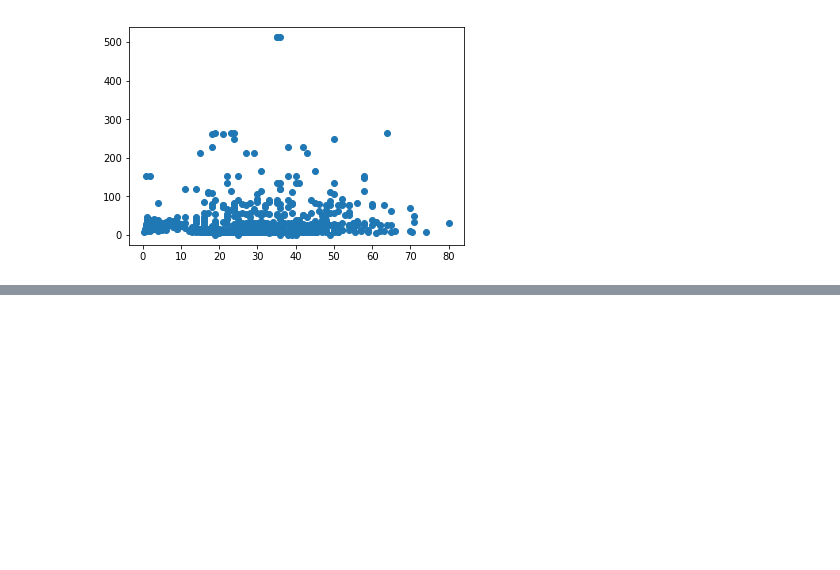
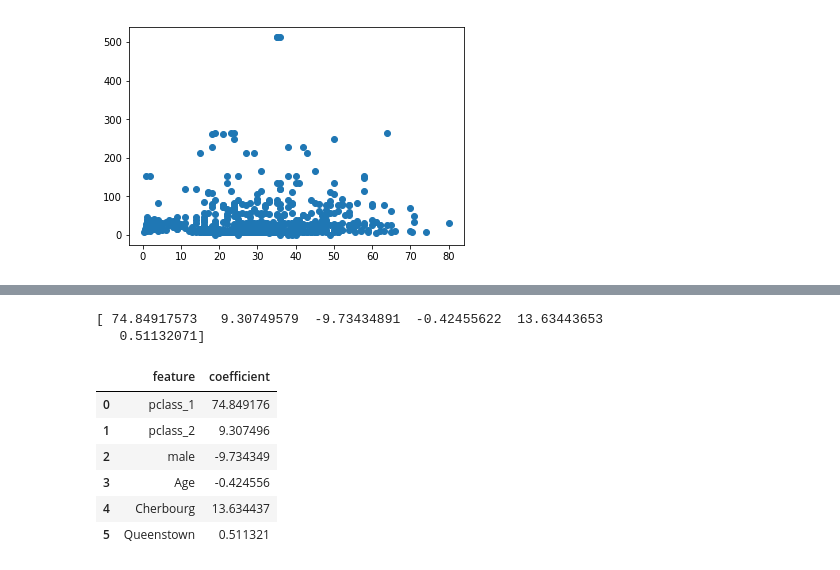
Before and after one commit to austinlasseter/plotly_dash_tutorial, a Jupyter notebook: 01 Plotly figures/Plotly figures with Pandas.ipynb, the cells around one changed output, grey strips where cells are left out. Cells and saved outputs as stored; diff of their text form; code cells hidden in the pictures; blank space fills up the shorter version.

```diff
--- a/01 Plotly figures/Plotly figures with Pandas.ipynb
+++ b/01 Plotly figures/Plotly figures with Pandas.ipynb
@@ -211,0 +263,22 @@ list(zip(feature_cols, logreg.coef_[0]))
+# %%
+# Select new features
+feature_cols = ['pclass_1', 'pclass_2', 'male', 'Age', 'Cherbourg', 'Queenstown']
+X = df[feature_cols]
+y = df['Fare']
+# %%
+from sklearn.linear_model import LinearRegression
+ols = LinearRegression()
+ols.fit(X, y)
+print(ols.coef_)
+results=pd.DataFrame(list(zip(feature_cols, ols.coef_)), columns=['feature', 'coefficient'])
+results
+# %% [output]
+[ 74.84917573   9.30749579  -9.73434891  -0.42455622  13.63443653
+   0.51132071]
+|  | feature | coefficient |
+| 0 | pclass_1 | 74.849176 |
+| 1 | pclass_2 | 9.307496 |
+| 2 | male | -9.734349 |
+| 3 | Age | -0.424556 |
+| 4 | Cherbourg | 13.634437 |
+| 5 | Queenstown | 0.511321 |
```
Also changed, not shown: parts of 11 cells of this notebook.
